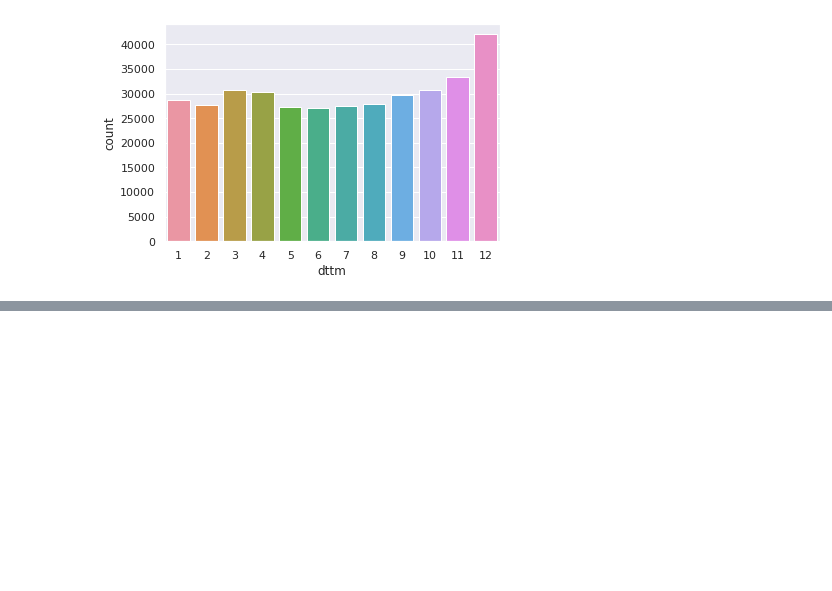
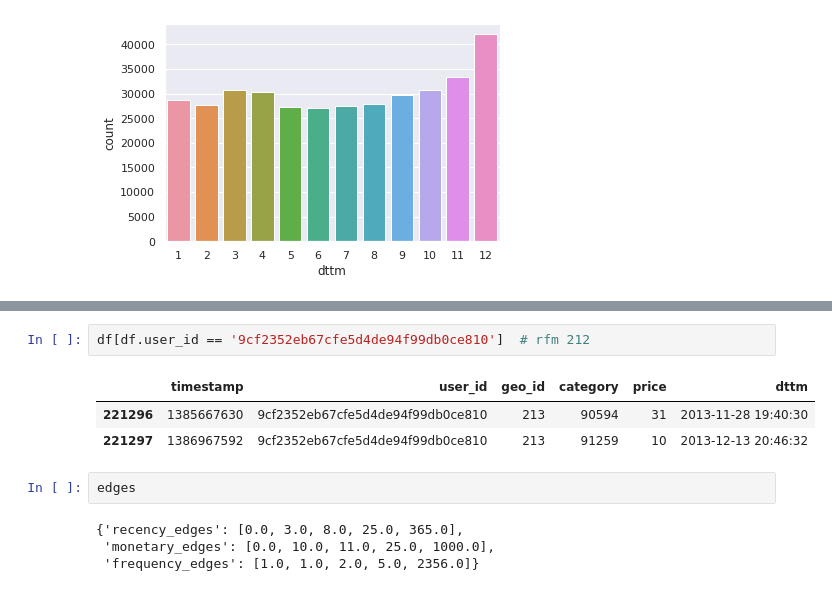
Before and after one commit to Deramer/yandex_rfm, a Jupyter notebook: rfm.ipynb, the cells around one changed output, grey strips where cells are left out. Drawn from its saved outputs; the diff is of its cells as text; blank space fills up the shorter version.

```diff
--- a/rfm.ipynb
+++ b/rfm.ipynb
@@ -105,0 +169,12 @@ rfm_quantiles(df)
+# %%
+df[df.user_id == '9cf2352eb67cfe5d4de94f99db0ce810']  # rfm 212
+# %% [output]
+|  | timestamp | user_id | geo_id | category | price | dttm |
+| 221296 | 1385667630 | 9cf2352eb67cfe5d4de94f99db0ce810 | 213 | 90594 | 31 | 2013-11-28 19:40:30 |
+| 221297 | 1386967592 | 9cf2352eb67cfe5d4de94f99db0ce810 | 213 | 91259 | 10 | 2013-12-13 20:46:32 |
+# %%
+edges
+# %% [output]
+{'recency_edges': [0.0, 3.0, 8.0, 25.0, 365.0],
+ 'monetary_edges': [0.0, 10.0, 11.0, 25.0, 1000.0],
+ 'frequency_edges': [1.0, 1.0, 2.0, 5.0, 2356.0]}
```
Also changed, not shown: parts of 14 cells of this notebook.
